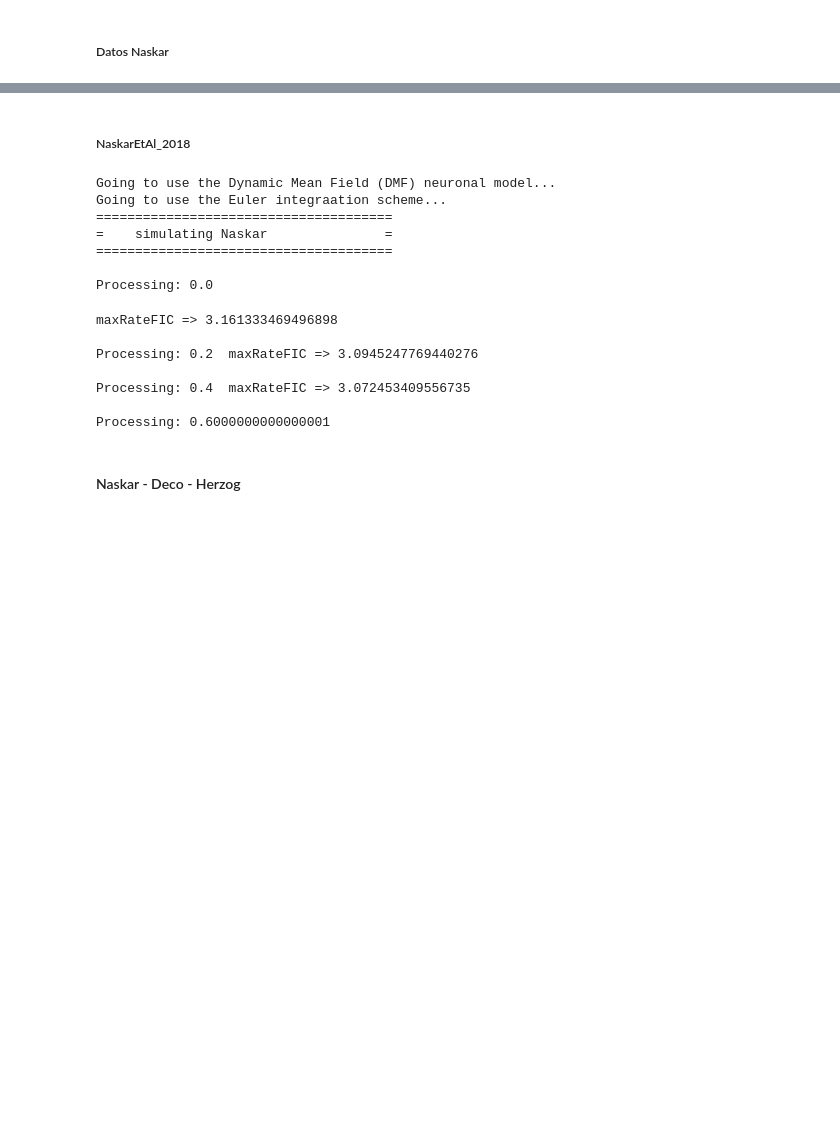
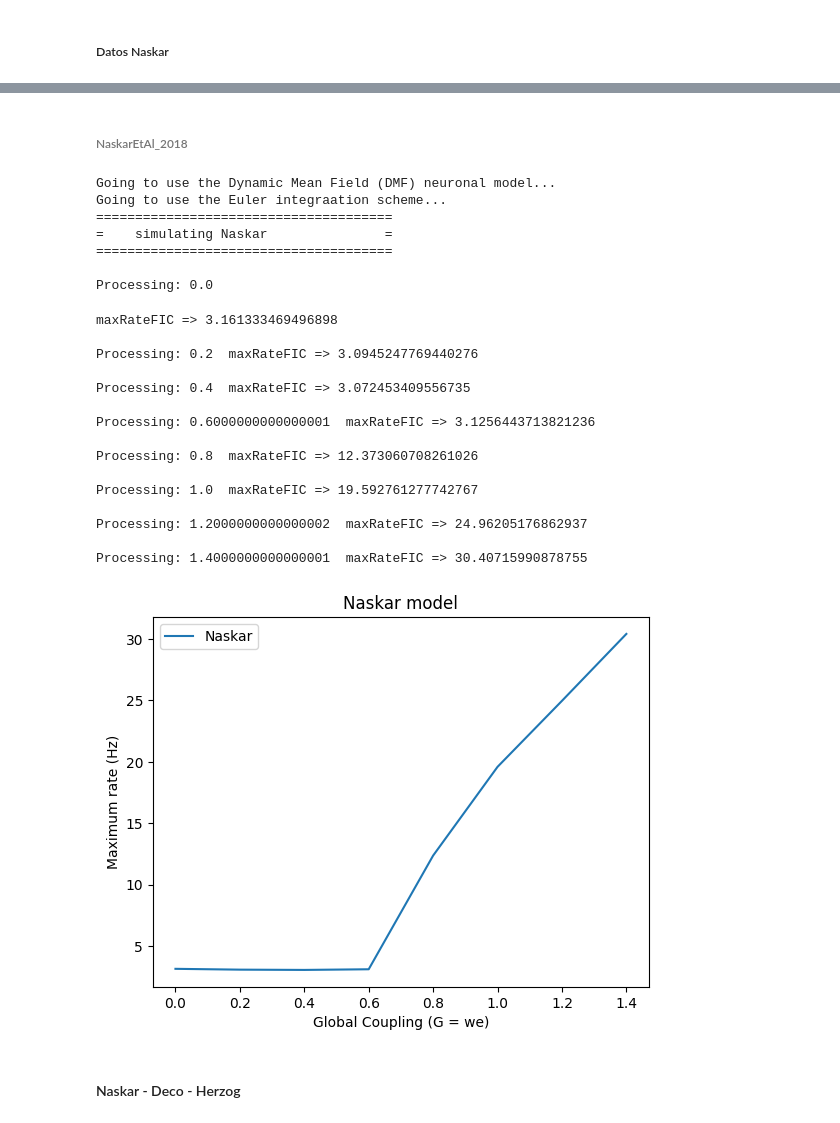
Before and after one commit to FaragoFa/Neuronas, a Jupyter notebook: Proyecto.ipynb, the cells around one changed output, grey strips where cells are left out. Drawn from its saved outputs; the diff is of its cells as text; code cells hidden in the pictures; blank space fills up the shorter version.

```diff
--- a/Proyecto.ipynb
+++ b/Proyecto.ipynb
@@ -386,32 +341,41 @@ Processing: 9.8  maxRateFIC => 3.0099755296068946
 # %% [markdown]
-##### NaskarEtAl_2018
+###### NaskarEtAl_2018
 # %%
 import Tests.Fig_Naskar as fig_Naskar
 import scipy.io as sio
 
 inFilePath = 'Datos/Datasets/DataHCP80/'
 outFilePath = 'Datos/Results/Results_80x80/'
 
 SC_path = inFilePath + 'SC_dbs80HARDIFULL.mat'
 sc80 = sio.loadmat(SC_path)['SC_dbs80FULL']
 C = sc80/np.max(sc80)  # Normalization...
 
-fig_Naskar.plotMaxFrecForAllWe(C, fileName=os.path.join(outFilePath , 'results_{}.txt'), wEnd=10, wStep=0.2)
+fig_Naskar.plotMaxFrecForAllWe(C, fileName=os.path.join(outFilePath , 'results_{}.txt'), wEnd=1.4+0.001, wStep=0.2)
 # %% [output]
 Going to use the Dynamic Mean Field (DMF) neuronal model...
 Going to use the Euler integraation scheme...
 ======================================
 =    simulating Naskar               =
 ======================================
 
 Processing: 0.0
 maxRateFIC => 3.161333469496898
 
 Processing: 0.2  maxRateFIC => 3.0945247769440276
 
 Processing: 0.4  maxRateFIC => 3.072453409556735
 
-Processing: 0.6000000000000001
+Processing: 0.6000000000000001  maxRateFIC => 3.1256443713821236
+
+Processing: 0.8  maxRateFIC => 12.373060708261026
+
+Processing: 1.0  maxRateFIC => 19.592761277742767
+
+Processing: 1.2000000000000002  maxRateFIC => 24.96205176862937
+
+Processing: 1.4000000000000001  maxRateFIC => 30.40715990878755
+[figure, added]
 # %% [markdown]
 #### Naskar - Deco - Herzog
 # %%
```
Also changed, not shown: parts of 23 cells of this notebook, 6 other files.
